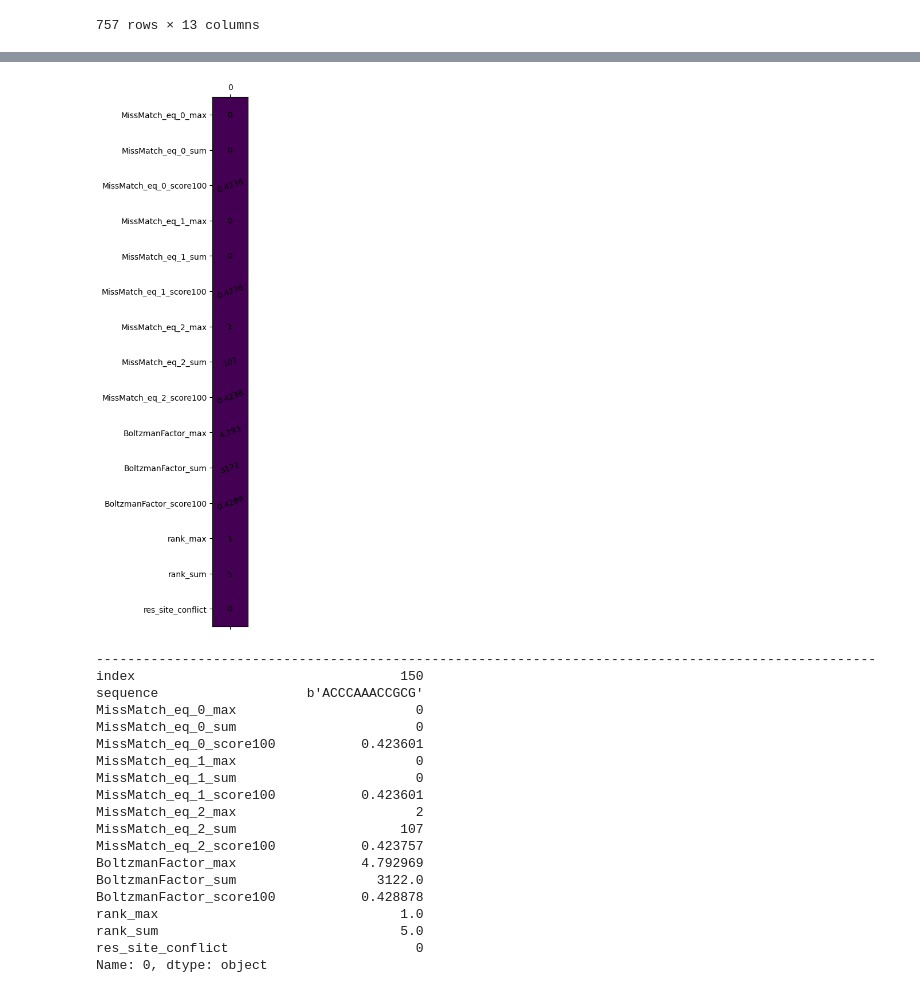
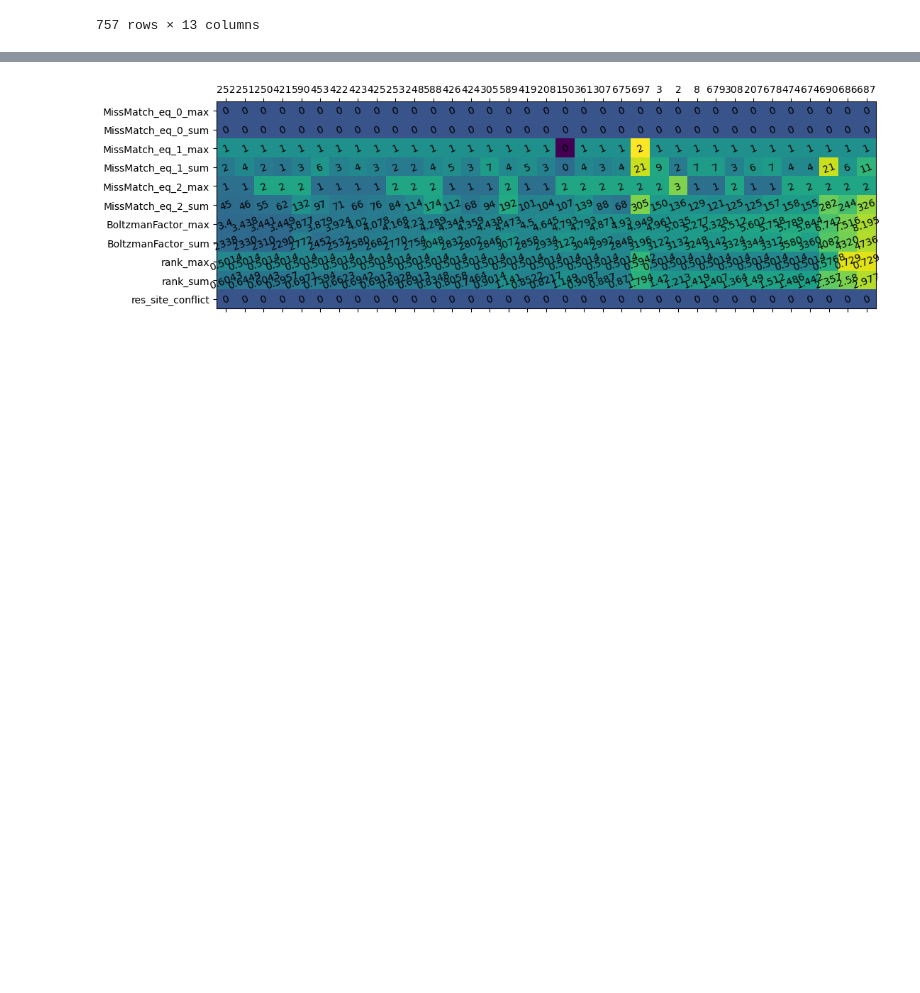
Before and after one commit to Q1vy/iGEM2025-TRAPS-Software-and-Modelling, a Jupyter notebook: target_search_main.ipynb, the cells around one changed output, grey strips where cells are left out. Drawn from its saved outputs; the diff is of its cells as text; code cells hidden in the pictures; blank space fills up the shorter version.

```diff
--- a/target_search_main.ipynb
+++ b/target_search_main.ipynb
@@ -244,8 +232,8 @@ for _mm in range(0, 3):
     plt.yticks(yt, np.abs(yl))
     plt.legend();
 
-    if len(sel) == 0:
-        plt.title(f"no candidate without {insert} off-target binding sites found")
+    if len(sel) < 3:
+        plt.title(f"not enough candidates without {insert} off-target binding sites found")
         plt.show()
 
     else:
@@ -265,57 +273,42 @@ restriction_sites = ["GAGGGCC"]
 # %%
 ## Rank remaining sequences based on obtained metrics
 
 select["rank_max"] = 0
 select["rank_sum"] = 0
 for col in ['MissMatch_eq_0_score100', 'MissMatch_eq_1_score100', 'BoltzmanFactor_score100', 'BoltzmanFactor_max', 'BoltzmanFactor_sum']:
     select["rank_max"] = np.max([select[col].rank(pct = True), select["rank_max"]], axis = 0)
     select["rank_sum"] += select[col].rank(pct = True)
-candidates = pd.concat([select.sort_values("rank_max")[:5], select.sort_values("rank_sum")[:5]]).sort_values("BoltzmanFactor_max")
+candidates = pd.concat([select.sort_values("MissMatch_eq_1_sum")[:20], select.sort_values("MissMatch_eq_2_max")[:20]]).sort_values("BoltzmanFactor_max")
 candidates = candidates[~candidates.index.duplicated(keep='first')]
 candidates["res_site_conflict"] = candidates["sequence"].apply(
                                                                 lambda seq: any(site in seq.decode("utf-8") for site in restriction_sites) if len(seq.decode("utf-8")) >= binding_site_len else any(seq.decode("utf-8") in site for site in restriction_sites)
                                                                 ).astype(int)
 
+candidates.sequence = candidates.sequence.str.decode("utf-8")
 
-_df = candidates.drop(["sequence", "index"], axis = 1)
-mat = np.array(_df.values)
+_df = candidates.drop("sequence", axis = 1).drop(_df.filter(like ="score").columns, axis = 1)
+mat = np.array(_df.drop("index", axis = 1).values)
 mat -= mat.mean(axis = 0)
 mat /= (mat.std(axis = 0)+1e-9)
 mat += 2*(mat.std(axis = 0)+1e-9)
 
-fig = plt.figure(figsize = (8, 12))
+
+fig = plt.figure(figsize = (12, 18))
 plt.matshow(mat.T, fignum = 0)
 
-for (i, j), z in np.ndenumerate(np.array(_df.values)):
+for (i, j), z in np.ndenumerate(np.array(_df.drop("index", axis = 1).values)):
     plt.text(i,j, '{:0.4g}'.format(z), ha='center', va='center', rotation = 20, fontsize = 10)
 
-plt.yticks(np.arange(0, mat.shape[1]), labels = _df.columns);
-plt.xticks(np.arange(0, mat.shape[0]), labels = _df.index);
+plt.yticks(np.arange(0, mat.shape[1]), labels = _df.drop("index", axis = 1).columns);
+plt.xticks(np.arange(0, mat.shape[0]), labels = _df["index"]);
 plt.show()
 
-for i, row in candidates.iterrows():
-    print("\n" + "-"*100)
-    print(row)
-    search_target_in_refpool(row["sequence"], transcript_sequences, plot = True)
-    plt.show()
+pd.merge(_df, candidates, "inner", "index").to_csv("candidates.csv", index=False)
+
+# for i, row in candidates.iterrows():
+#     print("\n" + "-"*100)
+#     print(row)
+#     search_target_in_refpool(row["sequence"], transcript_sequences, plot = True)
+#     plt.show()
 # %% [output]
-[figure, old version]
+[figure, new version]
-----------------------------------------------------------------------------------------------------
-index                                  150
-sequence                   b'ACCCAAACCGCG'
-MissMatch_eq_0_max                       0
-MissMatch_eq_0_sum                       0
-MissMatch_eq_0_score100           0.423601
-MissMatch_eq_1_max                       0
-MissMatch_eq_1_sum                       0
-MissMatch_eq_1_score100           0.423601
-MissMatch_eq_2_max                       2
-MissMatch_eq_2_sum                     107
-MissMatch_eq_2_score100           0.423757
-BoltzmanFactor_max                4.792969
-BoltzmanFactor_sum                  3122.0
-BoltzmanFactor_score100           0.428878
-rank_max                               1.0
-rank_sum                               5.0
-res_site_conflict                        0
-Name: 0, dtype: object
```
Also changed, not shown: parts of 5 cells of this notebook, 1 other file.
